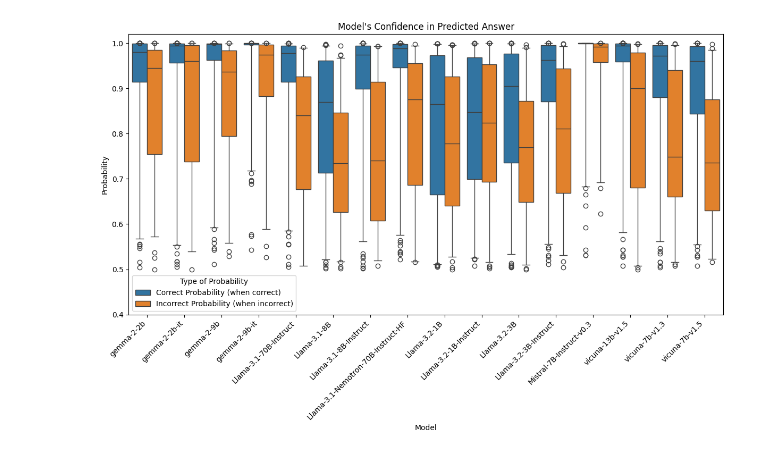
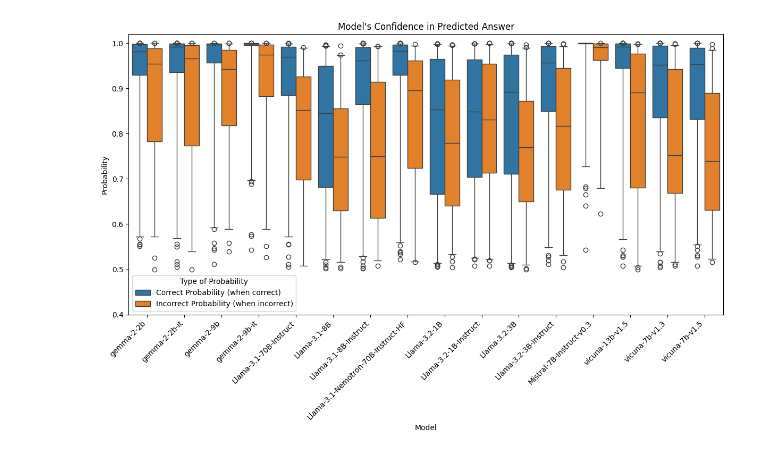
Before and after one commit to inbalh1/ModelsCognitiveSkills, a Jupyter notebook: united analysis.ipynb, the cells around one changed output. Drawn from its saved outputs; the diff is of its cells as text; code cells hidden in the pictures.

```diff
--- a/united analysis.ipynb
+++ b/united analysis.ipynb
@@ -12,0 +69,7 @@ csv_dir = '/content/data/models_predictions'
+# %%
+all_data['center_type'] = all_data['type'].apply(lambda x: 'first_center' if x.startswith('first_center') else 'second_center')
+all_data['wording'] = all_data['type'].apply( lambda x: 'com' if x.endswith('com') else
+              ('mid' if x.endswith('mid') else
+               ('sim' if x.endswith('sim') else
+                ('sim_rev' if x.endswith('sim_rev') else 'non_com'))
+              ))
@@ -12,0 +78,2 @@ csv_dir = '/content/data/models_predictions'
+# %%
+all_data = all_data[~all_data["type"].isin(["first_center_sim_rev", "second_center_sim_rev"])]
@@ -13,29 +186,4 @@ csv_dir = '/content/data/models_predictions'
 # %%
-# Initialize a list to store the data with model information
-data = []
-
-# Loop over each CSV file in the directory
-for filename in os.listdir(csv_dir):
-    if filename.endswith(".csv"):
-        # Load the CSV file
-        file_path = os.path.join(csv_dir, filename)
-        df = pd.read_csv(file_path)
-
-        # Add a 'model' column based on the filename
-        model_name = filename.replace(".csv", "")
-        df['model'] = '_'.join(model_name.split('_')[1:])
-
-        # Append to the list
-        data.append(df)
-
-# Concatenate all data into a single DataFrame
-all_data = pd.concat(data, ignore_index=True)
-all_data['is_correct_prediction'] = all_data['correct_probability'] > all_data['incorrect_probability']
-all_data = all_data.sort_values(
-    by=['model', 'type'],
-    key=lambda col: col.str.lower()
-)
-
 # Filter data for correct and incorrect predictions
 correct_data = all_data[all_data['is_correct_prediction'] == True][['model', 'correct_probability']]
 incorrect_data = all_data[all_data['is_correct_prediction'] == False][['model', 'incorrect_probability']]
@@ -47,34 +195,38 @@ incorrect_data = incorrect_data.rename(columns={'incorrect_probability': 'probab
 # Add a column indicating the type of probability
 correct_data['type'] = 'Correct Probability (when correct)'
 incorrect_data['type'] = 'Incorrect Probability (when incorrect)'
 
 # Combine the two datasets
 plot_data = pd.concat([correct_data, incorrect_data], ignore_index=True)
+plot_data = plot_data.sort_values(
+      by=['model'],
+      key=lambda col: col.str.lower(),
+  ).reset_index(drop=True)
 
 # Set up the matplotlib figure
 plt.figure(figsize=(12, 8))
 
 # Create a boxplot
 sns.boxplot(
     data=plot_data,
     x='model',
     y='probability',
     hue='type',
     dodge=True,
     whis=[2,98]
 )
 plt.title('Model\'s Confidence in Predicted Answer')
 plt.xlabel('Model')
 plt.ylabel('Probability')
 plt.legend(title='Type of Probability')
 plt.ylim(0.4,1.02)
 plt.xticks(rotation=45, ha='right', fontsize=10)
 
 # Adjust layout and show plot
 plt.tight_layout()
 plt.show()
 # %% [output]
-[figure, old version]
+[figure, new version]
 # %%
 plot_data.head()
 # %% [output]
```
Also changed, not shown: parts of 38 cells of this notebook, 25 other files.
